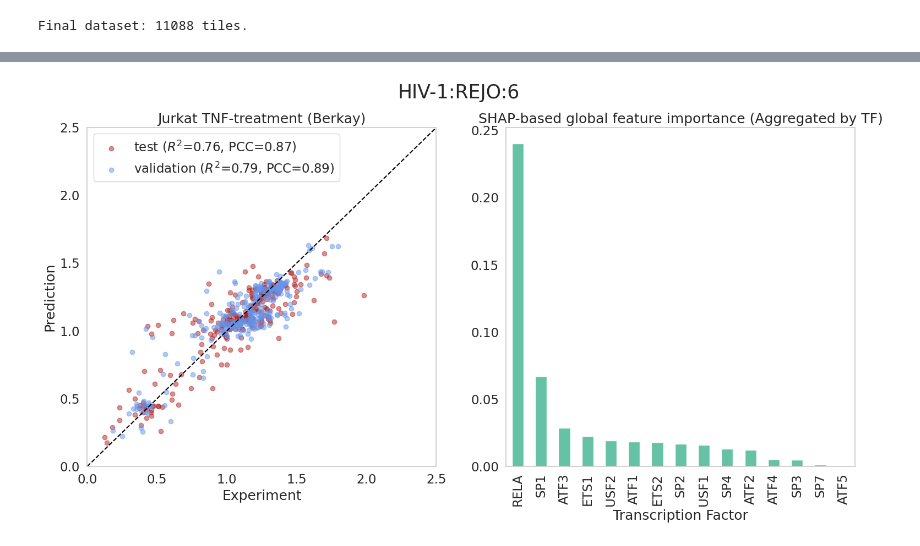
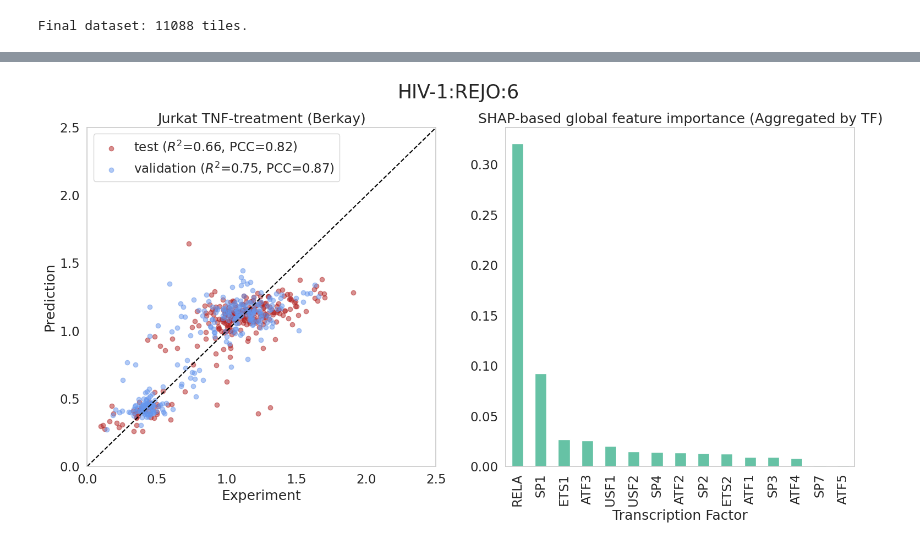
Before and after one commit to osyafinkelberg/mpra-predictor, a Jupyter notebook: notebooks/02-predict_stimulation_effect.ipynb, the cells around one changed output, grey strips where cells are left out. Saved outputs shown, nothing was run; the diff lists cells and outputs as text; code cells hidden in the pictures.

Commit message:
add sequence-similarity based train / val / test split and post-hoc control

```diff
--- a/notebooks/02-predict_stimulation_effect.ipynb
+++ b/notebooks/02-predict_stimulation_effect.ipynb
@@ -137,0 +112,21 @@ Model train and prediction.
+# %%
+_COMPLEMENT = str.maketrans("ACGTacgt", "TGCAtgca")
+
+def reverse_complement(seq: str) -> str:
+    return seq.translate(_COMPLEMENT)[::-1]
+
+def strand_aware_edit(a: str, rc_a: str, b: str) -> int:
+    """min(edit(a, b), edit(rc(a), b)) — accepts precomputed rc_a."""
+    return min(editdistance.eval(a, b), editdistance.eval(rc_a, b))
+
+
+sequences = tile_df["sequence"].to_list()
+rc_sequences = [reverse_complement(s) for s in sequences]
+n = len(sequences)
+
+condensed = np.empty(n * (n - 1) // 2, dtype=np.int32)
+idx = 0
+for i in tqdm(range(n), desc="Pairwise edit distances"):
+    for j in range(i + 1, n):
+        condensed[idx] = strand_aware_edit(sequences[i], rc_sequences[i], sequences[j])
+        idx += 1
@@ -149,9 +285,6 @@ param = {
     'num_iterations': 3000,  # alias for 'n_estimators'
     'feature_fraction': .25,
 }
-
-tile = 'HIV-1:REJO:6'
-tile_df = target_df.filter(pl.col("ID_OL49").str.starts_with(tile))
 
 # # Jurkat + TNF (log2 ratio TNF / control)
 model_path = DATA_DIR / f"{tile.replace(':', '_')}_Jurkat_TNF_model.txt"
@@ -174,11 +307,11 @@ y_test = test_df[target_column].to_numpy()
 
 print(f"{y_tr.shape[0]} train, {y_val.shape[0]} validation, {y_test.shape[0]} test tiles")
 
-# # TRAINING
-# feature_name = tf_tracks["ID"].str.replace(' | ', '-').str.replace(':', '.')
-# train_data = lgb.Dataset(X_tr, label=y_tr, feature_name=feature_name.to_list())
-# val_data = lgb.Dataset(X_val, label=y_val, feature_name=feature_name.to_list())
-# bst = lgb.train(param, train_data, valid_sets=[val_data], callbacks=[lgb.early_stopping(stopping_rounds=50)])
-# bst.save_model(model_path)
+# TRAINING
+feature_name = tf_tracks["ID"].str.replace(' | ', '-').str.replace(':', '.')
+train_data = lgb.Dataset(X_tr, label=y_tr, feature_name=feature_name.to_list())
+val_data = lgb.Dataset(X_val, label=y_val, feature_name=feature_name.to_list())
+bst = lgb.train(param, train_data, valid_sets=[val_data], callbacks=[lgb.early_stopping(stopping_rounds=50)])
+bst.save_model(model_path)
 # %% [output]
 1254 train, 269 validation, 269 test tiles
@@ -186,6 +335,14 @@ print(f"{y_tr.shape[0]} train, {y_val.shape[0]} validation, {y_test.shape[0]} te
 bst_trained = lgb.Booster(model_file=model_path)
 val_pred = bst_trained.predict(X_val, num_iteration=bst_trained.best_iteration)
 test_pred = bst_trained.predict(X_test, num_iteration=bst_trained.best_iteration)
+tile_df = tile_df.join(
+    pl.concat([
+        valid_df.select("index").with_columns(pl.Series("pred_gbdt", val_pred)),
+        test_df.select("index").with_columns(pl.Series("pred_gbdt", test_pred)),
+    ]),
+    on="index",
+    how="left",
+)
 
 test_r2 = r2_score(y_test, test_pred)
 test_pcc = pearsonr(test_pred, y_test).statistic
@@ -211,31 +368,31 @@ ax_pred.set_ylim([0, 2.5])
 ax_pred.legend(loc='upper left')
 ax_pred.grid(False)
 
 
 contribs = bst_trained.predict(X_val, pred_contrib=True)  # contribs_df = pd.DataFrame(contribs, columns=bst.feature_name() + ['bias'])
 shap_values = contribs[:, :-1]
 mean_abs_shap = np.abs(shap_values).mean(axis=0)
 (
     pl.DataFrame({"feature": bst_trained.feature_name(), "importance": mean_abs_shap})
     .with_columns(
         pl.col("feature")
         .str.split("|")
         .list.get(1)
         .str.strip_chars("_")
         .alias("tf")
     )
     .group_by("tf")
     .agg(pl.col("importance").sum())
     .sort("importance", descending=True)
     .head(20)
     .to_pandas()
     .set_index("tf")
     .plot(ax=ax_feature, kind='bar', color='#66c2a5', legend=False)
 )
 ax_feature.set_title('SHAP-based global feature importance (Aggregated by TF)')
 ax_feature.set_xlabel('Transcription Factor')
 ax_feature.grid(False)
 plt.savefig(DATA_DIR / "figures/larm_evaluation.pdf", format="pdf", bbox_inches="tight")
 # plt.close()
 # %% [output]
-[figure, old version]
+[figure, new version]
```
Also changed, not shown: parts of 19 cells of this notebook.
